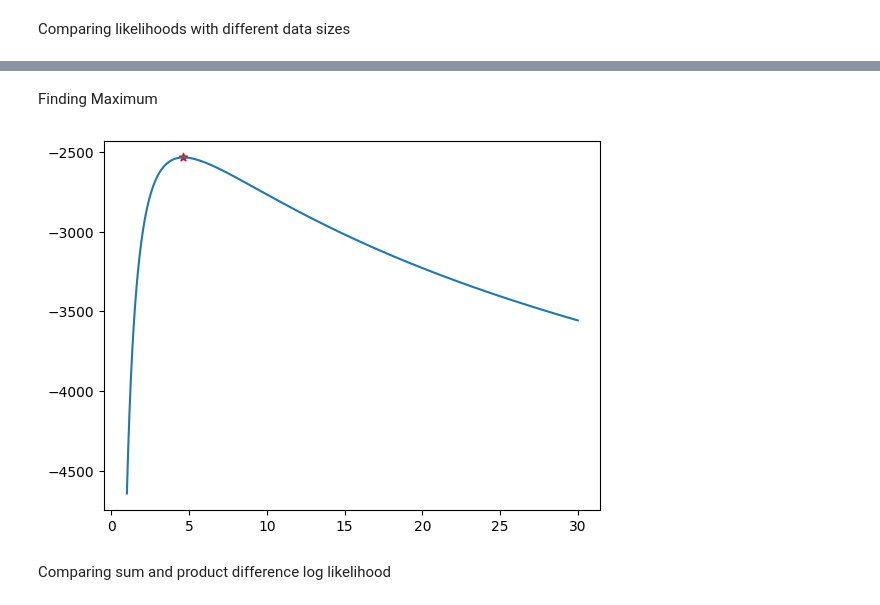
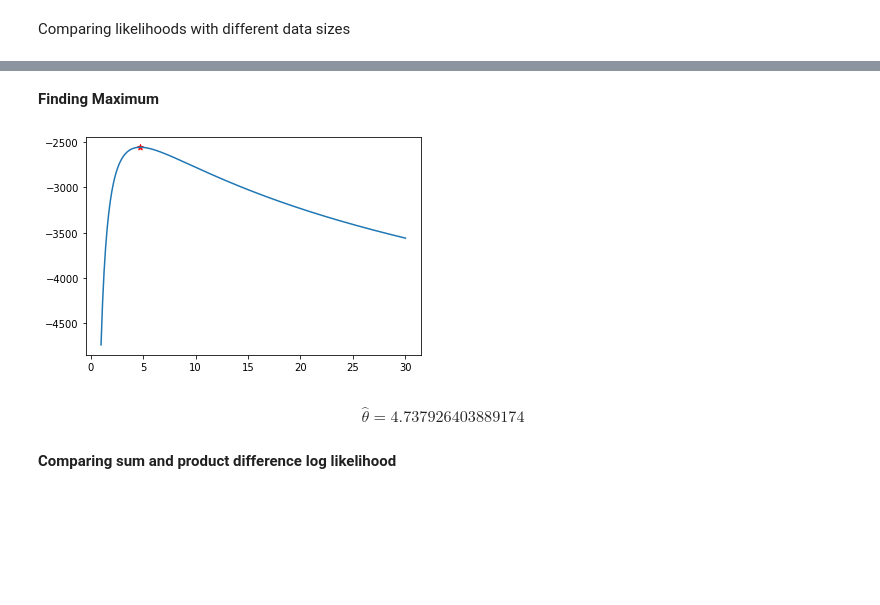
Before and after one commit to Yehan-Edirisinghe/Labo_cal, a Jupyter notebook: lecture_9/note.ipynb, the cells around one changed output, grey strips where cells are left out. Drawn from its saved outputs; the diff is of its cells as text; code cells hidden in the pictures; blank space fills up the shorter version.

```diff
--- a/lecture_9/note.ipynb
+++ b/lecture_9/note.ipynb
@@ -43,0 +52,3 @@ Mean of the data 4.640445051860667
+# %%
+def loglikelihood(dati,t):
+    return np.sum([(-i/t)-np.log(t) for i in dati])
@@ -43,0 +64,6 @@ Mean of the data 4.640445051860667
+# %%
+t_range = np.linspace(1,30,200) #range of t0 values
+logLike = [loglikelihood(dati,t) for t in t_range]
+
+plt.plot(t_range,logLike)
+plt.show()
@@ -52,6 +73,0 @@ def loglikelihood(dati,t):
-# %%
-t_range = np.linspace(1,30,1000) #range of t0 values
-logLike = [loglikelihood(dati,t) for t in t_range]
-
-plt.plot(t_range,logLike)
-plt.show()
@@ -79,5 +93,5 @@ plt.show()
-# %% [markdown]
-Finding Maximum
+# %% [markdown]
+**Finding Maximum**
 # %%
 def max_sez_aurea(sample,func,t,prec=.001):
 
@@ -100,13 +114,15 @@ def max_sez_aurea(sample,func,t,prec=.001):
 # %%
 l = [loglikelihood(dati,i) for i in t_range]
 
 x_max,y_max = max_sez_aurea(dati,loglikelihood,t_range)
 
 plt.plot(t_range,l)
 plt.scatter(x_max,y_max,marker='*',c='red')
 plt.show()
+Latex(f"$$\\hat \\theta = {x_max}$$")
 # %% [output]
-[figure, old version]
+[figure, new version]
+$$\hat \theta = 4.737926403889174$$
 # %% [markdown]
-Comparing sum and product difference log likelihood
+**Comparing sum and product difference log likelihood**
 # %%
```
Also changed, not shown: parts of 27 cells of this notebook.
